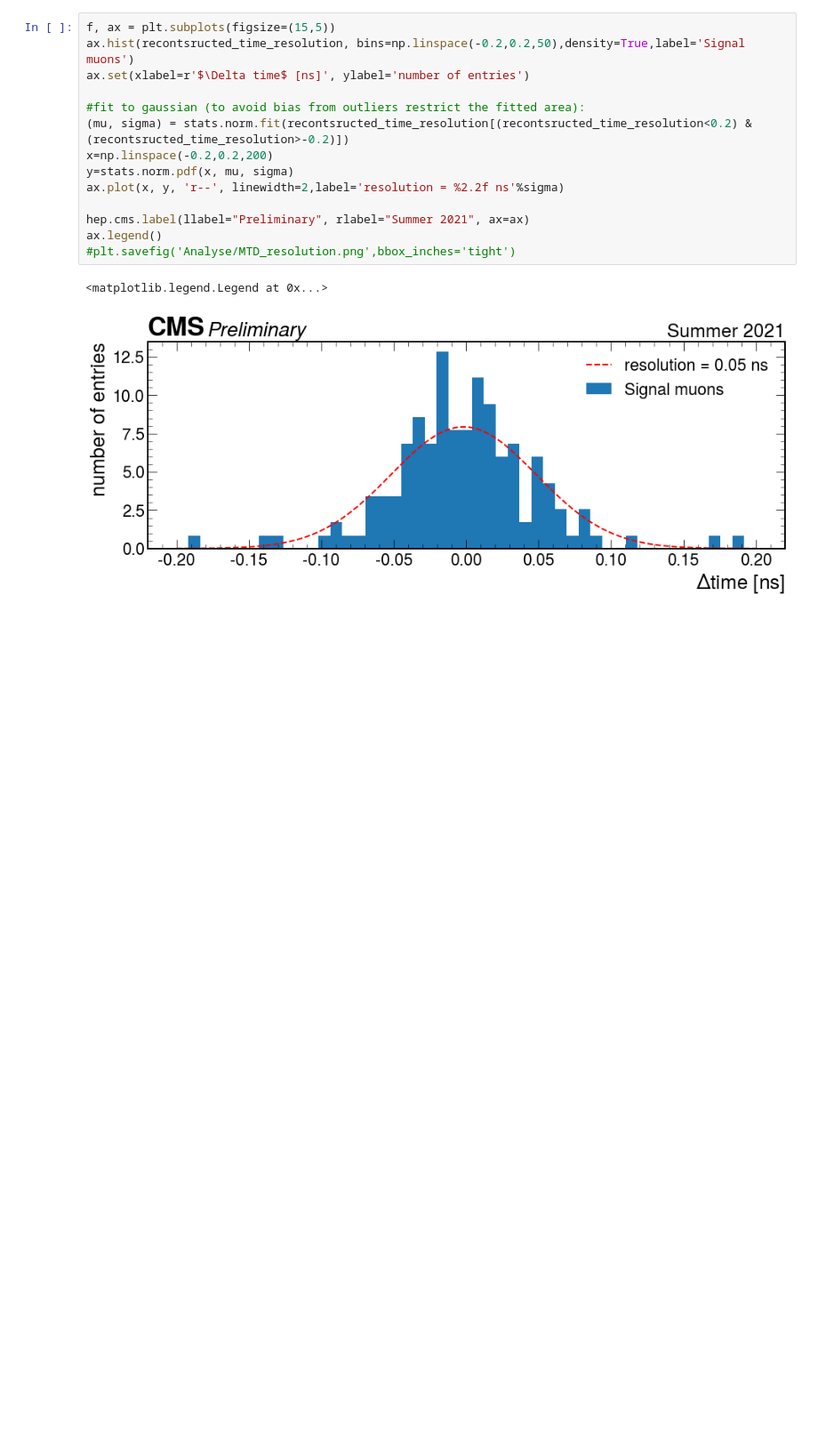
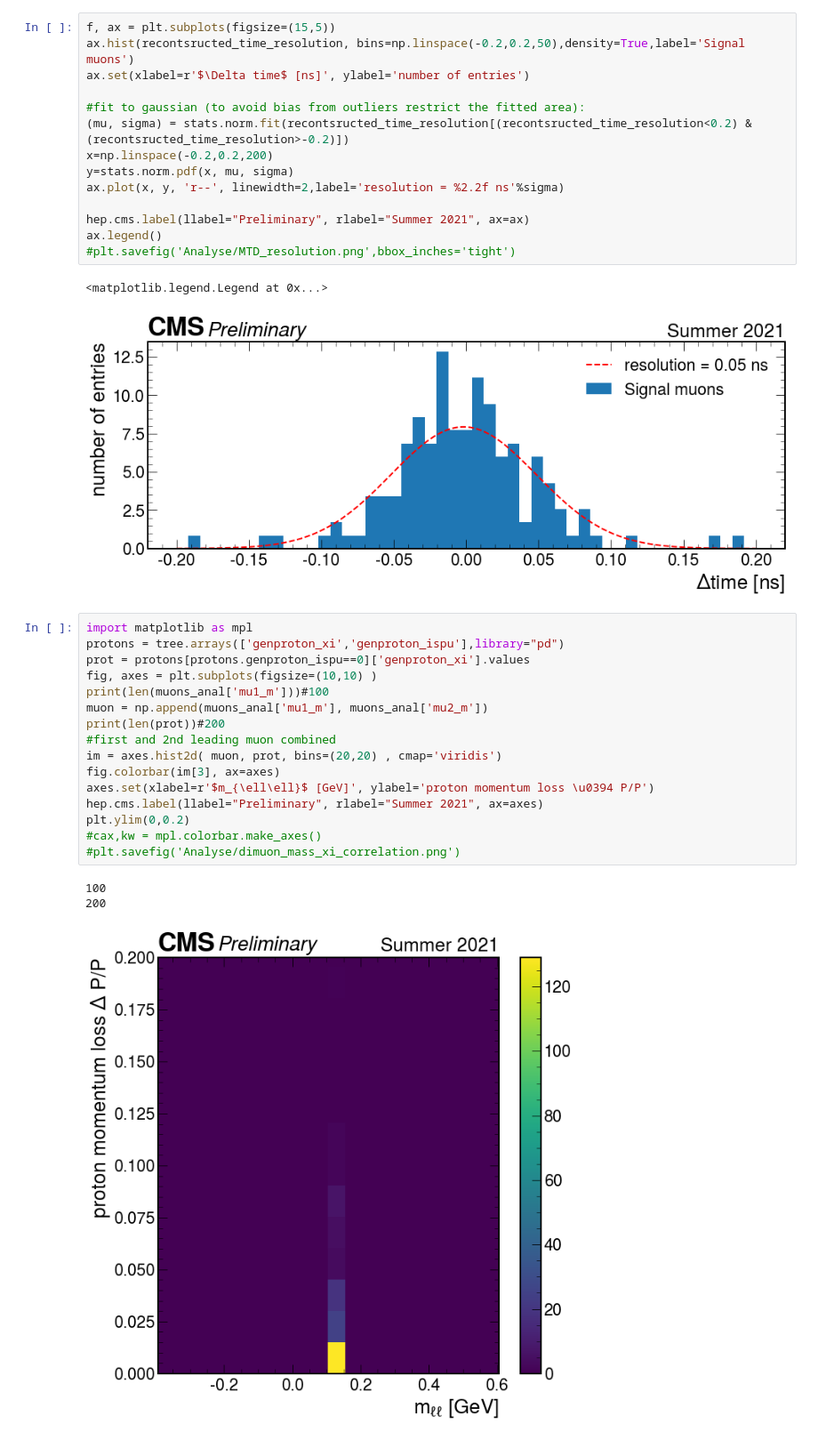
Before and after one commit to jloemker/SWAN, a Jupyter notebook: Analysis_notebook.ipynb, the cells around one changed output. Shown at 89% size. Cells and saved outputs as stored; diff of their text form; blank space fills up the shorter version.

```diff
--- a/Analysis_notebook.ipynb
+++ b/Analysis_notebook.ipynb
@@ -295,3 +293,23 @@ ax.legend()
 # %% [output]
 <matplotlib.legend.Legend at 0x...>
 [figure]
+# %%
+import matplotlib as mpl
+protons = tree.arrays(['genproton_xi','genproton_ispu'],library="pd")
+prot = protons[protons.genproton_ispu==0]['genproton_xi'].values
+fig, axes = plt.subplots(figsize=(10,10) )
+print(len(muons_anal['mu1_m']))#100
+muon = np.append(muons_anal['mu1_m'], muons_anal['mu2_m'])
+print(len(prot))#200
+#first and 2nd leading muon combined
+im = axes.hist2d( muon, prot, bins=(20,20) , cmap='viridis')
+fig.colorbar(im[3], ax=axes)
+axes.set(xlabel=r'$m_{\ell\ell}$ [GeV]', ylabel='proton momentum loss \u0394 P/P')
+hep.cms.label(llabel="Preliminary", rlabel="Summer 2021", ax=axes)
+plt.ylim(0,0.2)
+#cax,kw = mpl.colorbar.make_axes()
+#plt.savefig('Analyse/dimuon_mass_xi_correlation.png')
+# %% [output]
+100
+200
+[figure, added]
```
Also changed, not shown: parts of 4 cells of this notebook.
